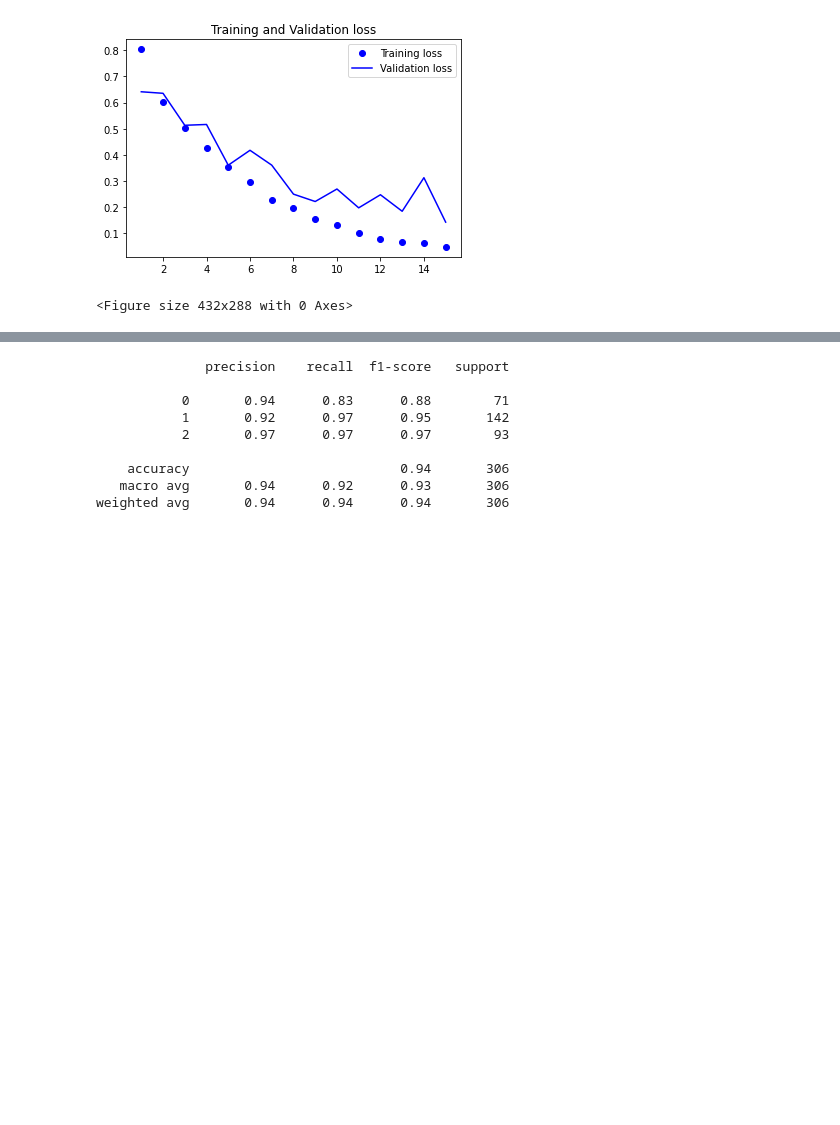
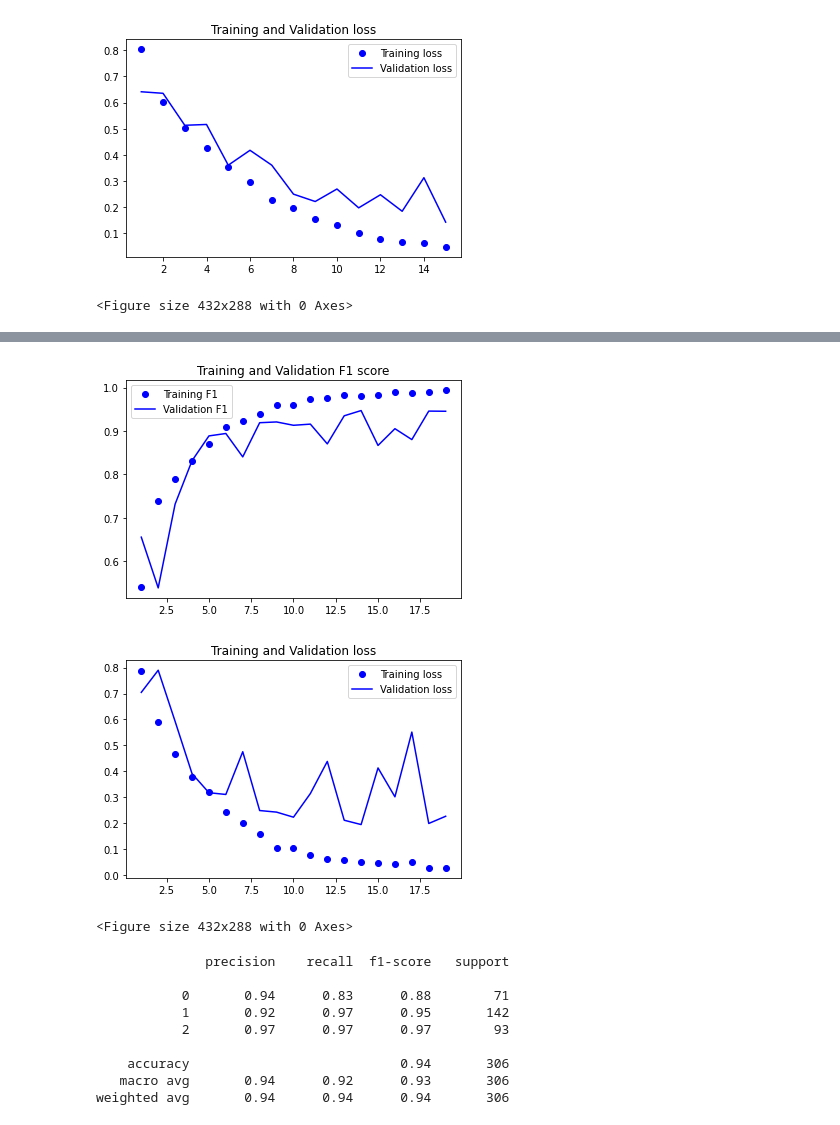
Before and after one commit to filipacarreira/DeepLearning_Project, a Jupyter notebook: DL_notebook.ipynb, the cells around one changed output, grey strips where cells are left out. Drawn from its saved outputs; the diff is of its cells as text; code cells hidden in the pictures; blank space fills up the shorter version.

```diff
--- a/DL_notebook.ipynb
+++ b/DL_notebook.ipynb
@@ -387,3 +424,15 @@ plot_history(historyBW)
+# %%
+#np.save('models/historyBW_inc.npy',history_2.history)
+modelBW_inc = keras.models.load_model('models/modelBW_inc.h5', custom_objects=dependencies)
+historyBW_inc=np.load('models/historyBW_inc.npy',allow_pickle='TRUE').item()
+timesBW = time_callback.times
+save_times(modelBW_inc, timesBW,'modelBW_inc')
+# %%
+plot_history(historyBW_inc)
+# %% [output]
+[figure, added]
+[figure, added]
+<Figure size 432x288 with 0 Axes>
 # %%
 preds = modelBW.predict(test_generator)
 predicted_class_indices = np.argmax(preds, axis=1)
```
Also changed, not shown: parts of 8 cells of this notebook, 3 other files.
